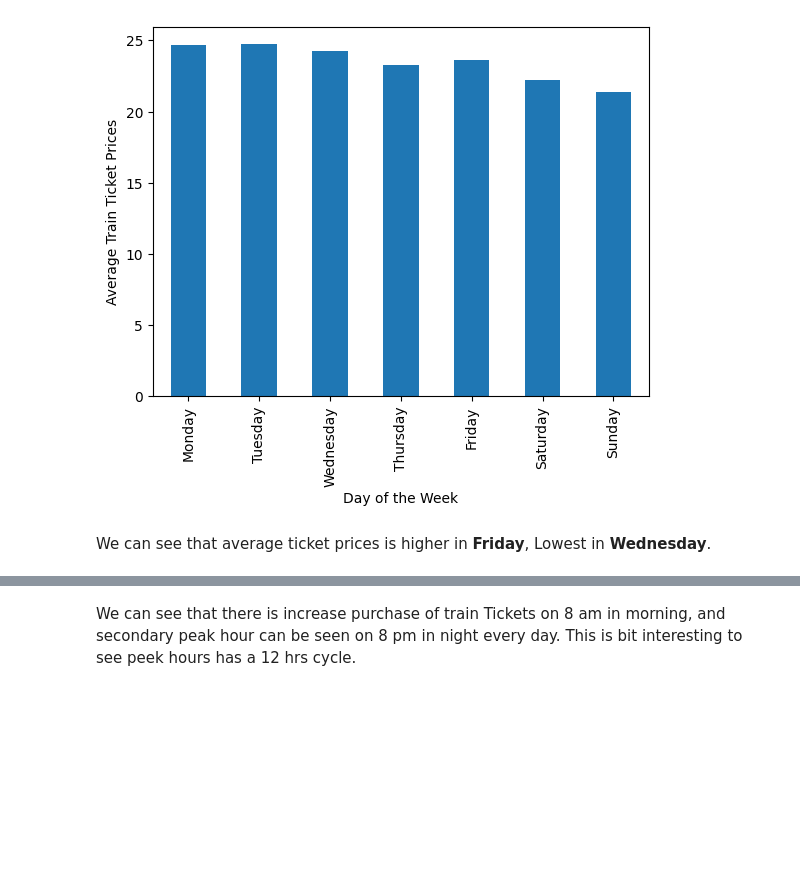
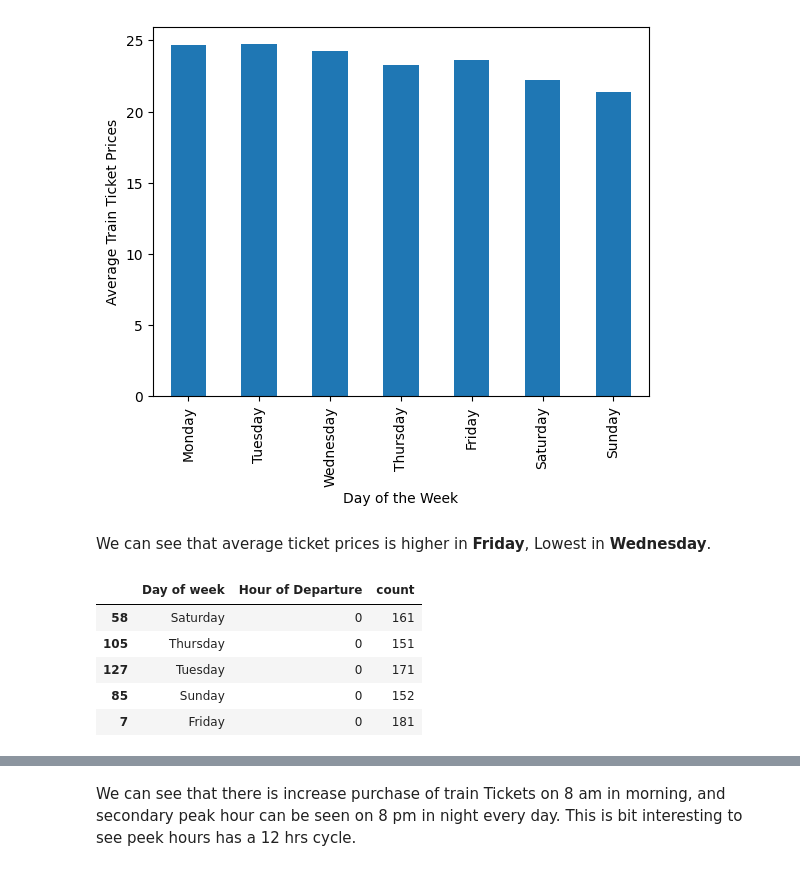
Before and after one commit to Kishores2801/Project-UK-Railways, a Jupyter notebook: Analysis & Prediction/Data Transformation & Analysis.ipynb, the cells around one changed output, grey strips where cells are left out. Saved outputs shown, nothing was run; the diff lists cells and outputs as text; code cells hidden in the pictures; blank space fills up the shorter version.

```diff
--- a/Analysis & Prediction/Data Transformation & Analysis.ipynb
+++ b/Analysis & Prediction/Data Transformation & Analysis.ipynb
@@ -146 +168,10 @@ g1 = uk_train.groupby("Day of week")["Hour of Departure"].value_counts().reset_i
+# %%
+g1.head()
+# %% [output]
+|  | Day of week | Hour of Departure | count |
+| 58 | Saturday | 0 | 161 |
+| 105 | Thursday | 0 | 151 |
+| 127 | Tuesday | 0 | 171 |
+| 85 | Sunday | 0 | 152 |
+| 7 | Friday | 0 | 181 |
 # %%
```
Also changed, not shown: parts of 27 cells of this notebook, 12 other files.
